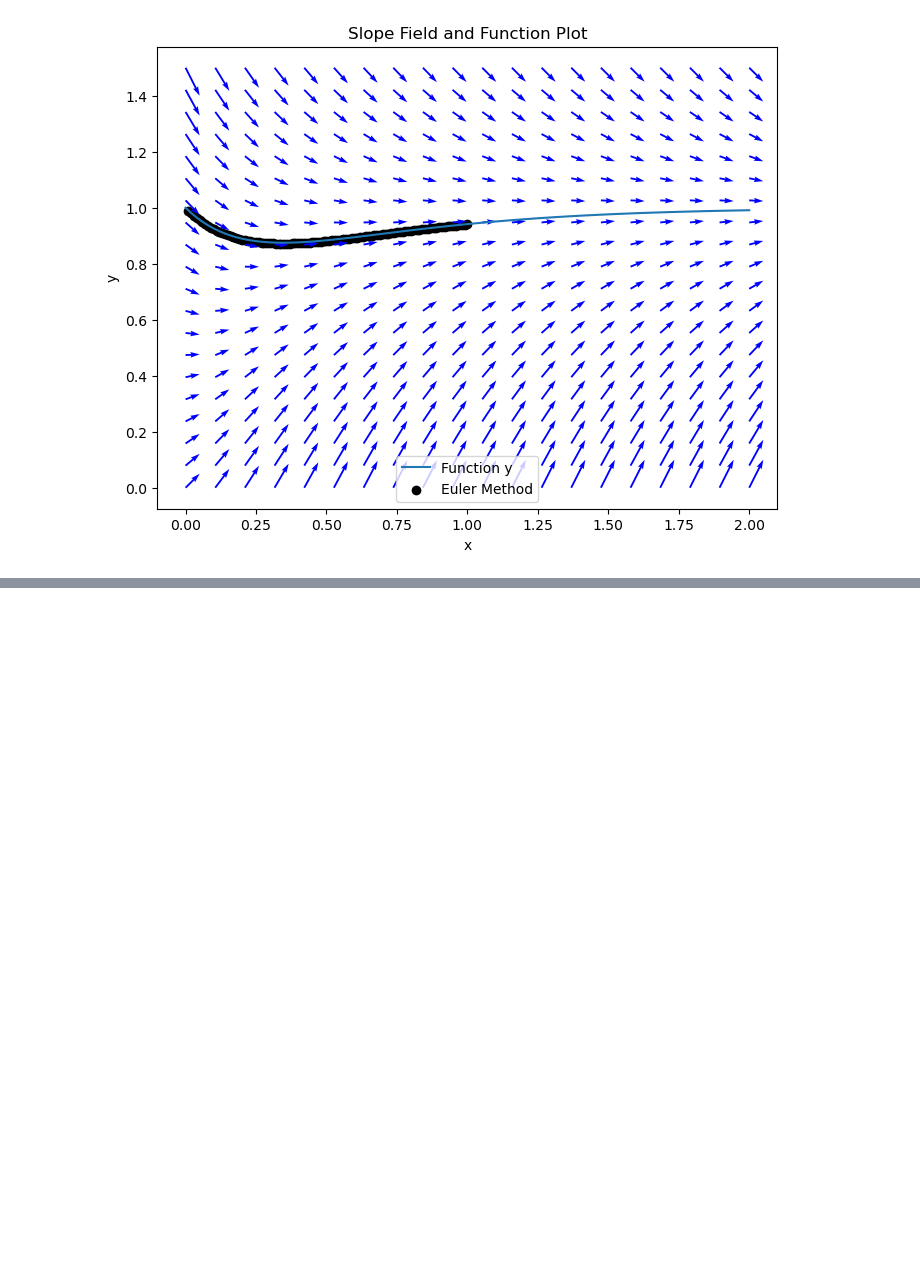
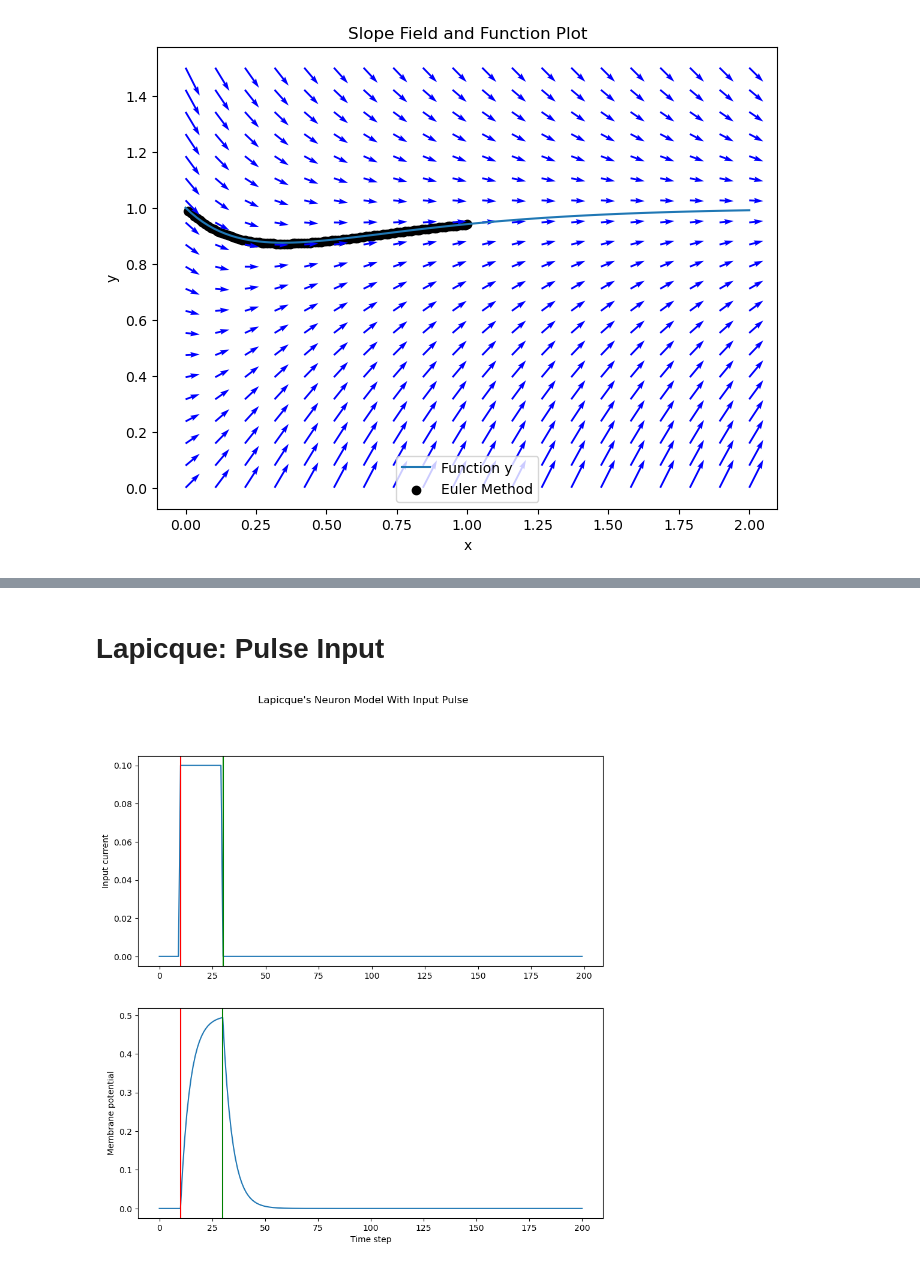
Before and after one commit to anmutechsupport/snn-neuronic, a Jupyter notebook: snnTorch_tutorials/LIF.ipynb, the cells around one changed output, grey strips where cells are left out. Cells and saved outputs as stored; diff of their text form; code cells hidden in the pictures; blank space fills up the shorter version.

```diff
--- a/snnTorch_tutorials/LIF.ipynb
+++ b/snnTorch_tutorials/LIF.ipynb
@@ -135,0 +247,36 @@ plt.show()
+# %% [markdown]
+# Lapicque: Pulse Input
+# %%
+# Initialize current pulse, membrane and outputs
+cur_in1 = torch.cat((torch.zeros(10), torch.ones(20)*(0.1), torch.zeros(170)), 0)  # input turns on at t=10, off at t=30
+mem = torch.zeros(1)
+spk_out = torch.zeros(1)
+mem_rec1 = [mem]
+
+def plot_current_pulse_response(cur_in, mem_rec, title, vline1=None, vline2=None):
+    fig, axs = plt.subplots(2, 1, figsize=(10, 10))
+    fig.suptitle(title)
+    axs[0].plot(cur_in)
+    axs[0].set_ylabel('Input current')
+    axs[1].plot(mem_rec)
+    axs[1].set_xlabel('Time step')
+    axs[1].set_ylabel('Membrane potential')
+    if vline1 is not None:
+        axs[0].axvline(vline1, color='r')
+        axs[1].axvline(vline1, color='r')
+    if vline2 is not None:
+        axs[0].axvline(vline2, color='g')
+        axs[1].axvline(vline2, color='g')
+    plt.show()
+
+
+# neuron simulation
+for step in range(num_steps):
+  spk_out, mem = lif1(cur_in1[step], mem)
+  mem_rec1.append(mem)
+mem_rec1 = torch.stack(mem_rec1)
+
+plot_current_pulse_response(cur_in1, mem_rec1, "Lapicque's Neuron Model With Input Pulse",
+                            vline1=10, vline2=30)
+# %% [output]
+[figure, added]
```
Also changed, not shown: parts of 43 cells of this notebook.
